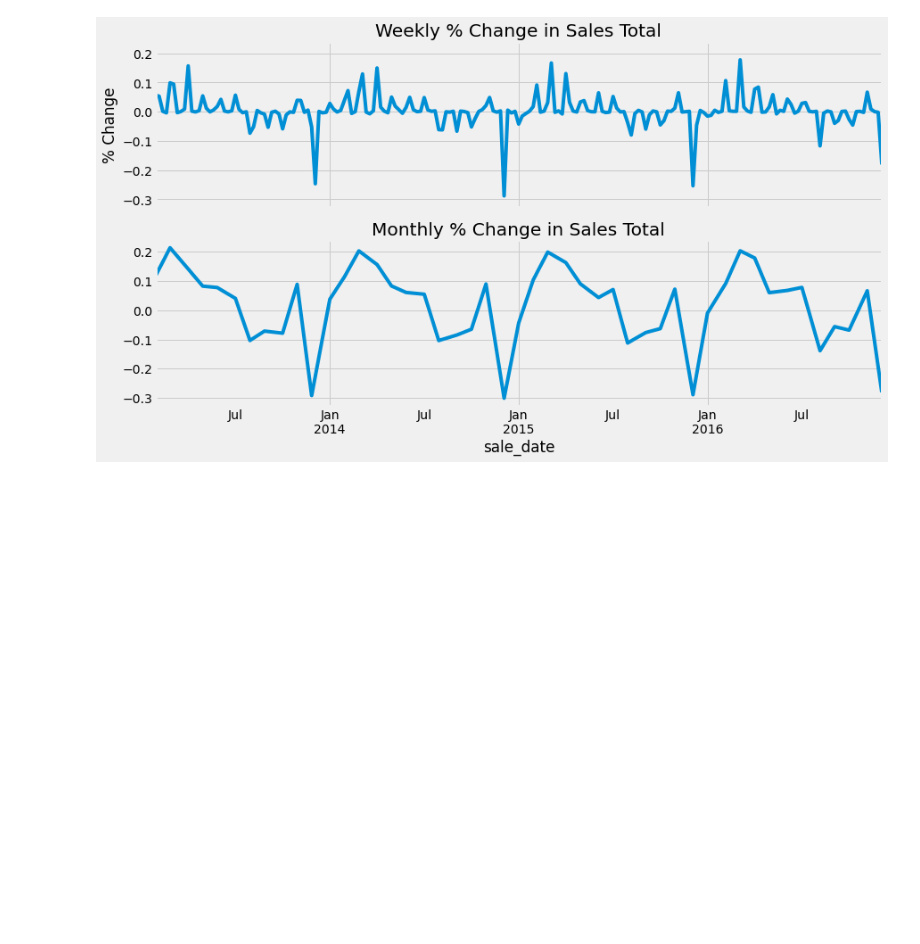
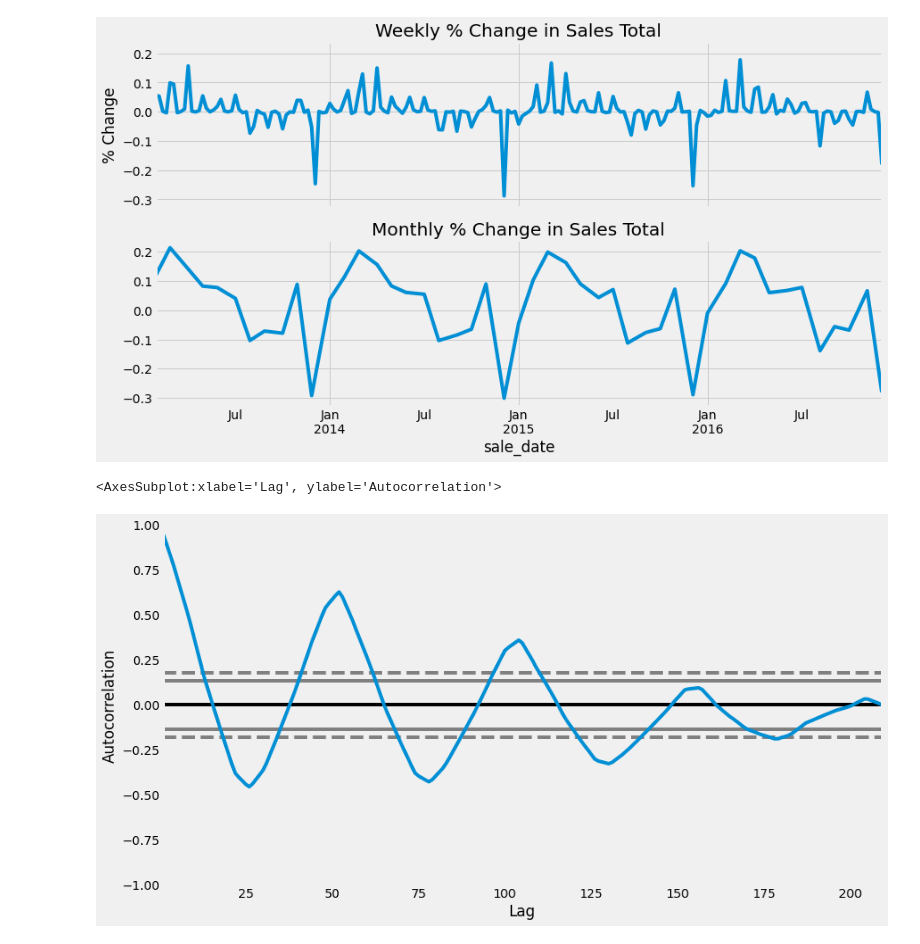
Before and after one commit to raycerna/time-series-exercises, a Jupyter notebook: explore.ipynb, the cells around one changed output. Drawn from its saved outputs; the diff is of its cells as text; code cells hidden in the pictures; blank space fills up the shorter version.

```diff
--- a/explore.ipynb
+++ b/explore.ipynb
@@ -170,3 +172,10 @@ ax2.set(title='Monthly % Change in Sales Total')
 # %% [output]
 [Text(0.5, 1.0, 'Monthly % Change in Sales Total')]
 [figure]
+# %%
+# Visualize an autocorrelation plot on a weekly resampling.
+
+pd.plotting.autocorrelation_plot(y.resample('W').mean())
+# %% [output]
+<AxesSubplot:xlabel='Lag', ylabel='Autocorrelation'>
+[figure, added]
```
Also changed, not shown: parts of 9 cells of this notebook.
